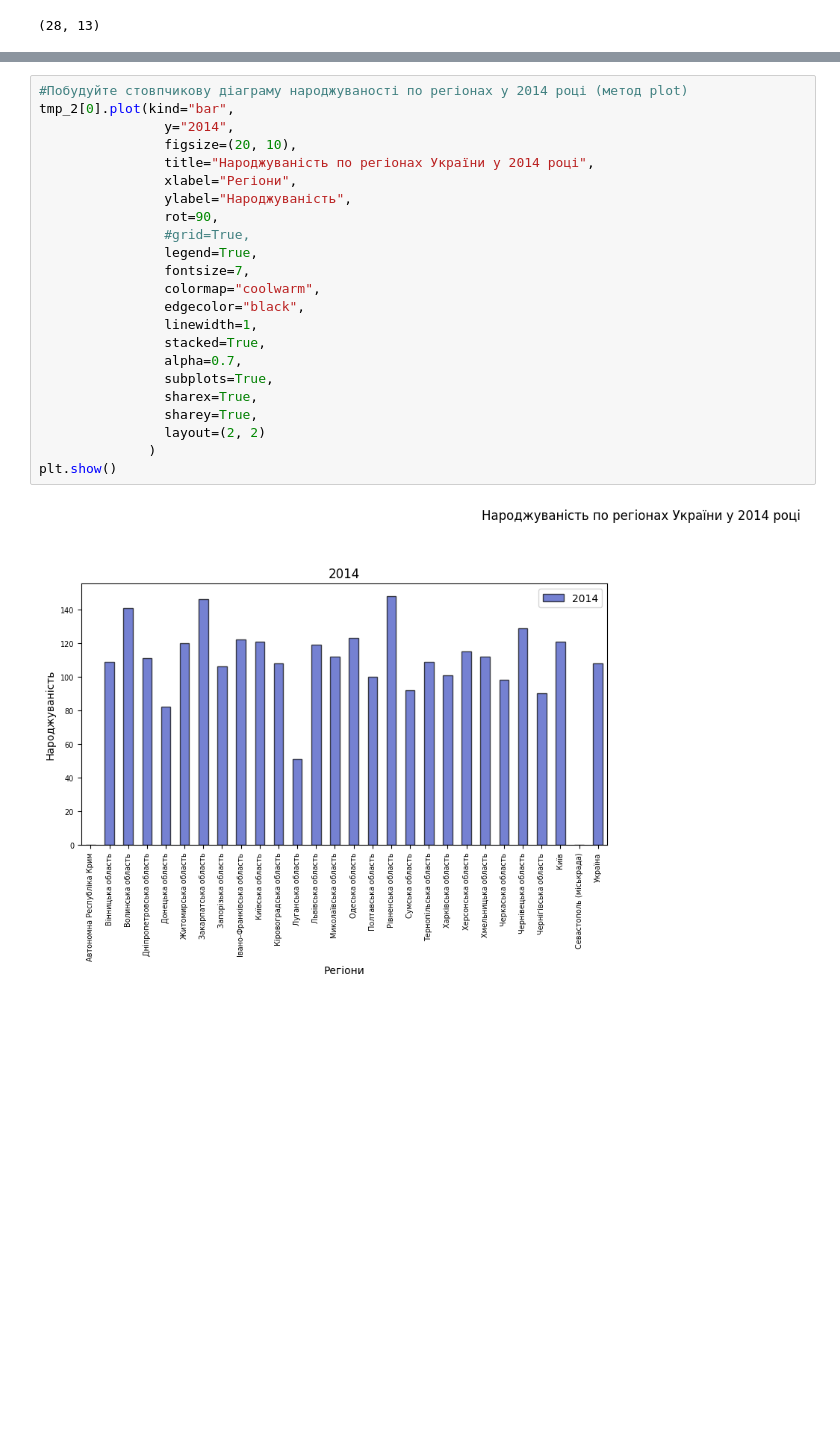
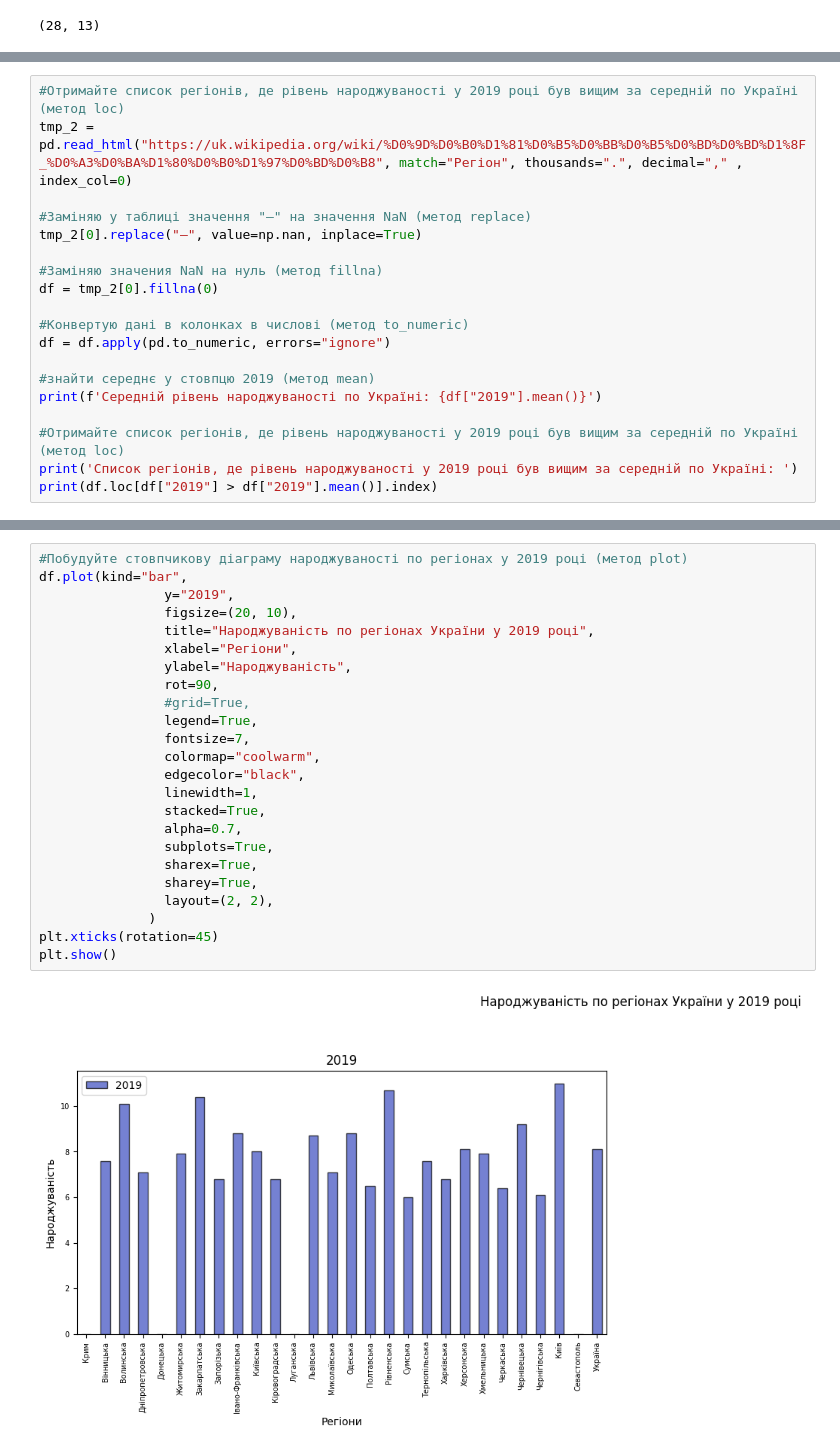
Before and after one commit to OlegAndrienko/HW2_DS, a Jupyter notebook: Hw2.1.ipynb, the cells around one changed output, grey strips where cells are left out. Drawn from its saved outputs; the diff is of its cells as text; blank space fills up the shorter version.

```diff
--- a/Hw2.1.ipynb
+++ b/Hw2.1.ipynb
@@ -168,0 +154,19 @@ Index(['Волинська область', 'Закарпатська облас
+# %%
+#Отримайте список регіонів, де рівень народжуваності у 2019 році був вищим за середній по Україні (метод loc)
+tmp_2 = pd.read_html("https://uk.wikipedia.org/wiki/%D0%9D%D0%B0%D1%81%D0%B5%D0%BB%D0%B5%D0%BD%D0%BD%D1%8F_%D0%A3%D0%BA%D1%80%D0%B0%D1%97%D0%BD%D0%B8", match="Регіон", thousands=".", decimal="," , index_col=0)
+
+#Заміняю у таблиці значення "—" на значення NaN (метод replace)
+tmp_2[0].replace("—", value=np.nan, inplace=True)
+
+#Заміняю значения NaN на нуль (метод fillna)
+df = tmp_2[0].fillna(0)
+
+#Конвертую дані в колонках в числові (метод to_numeric)
+df = df.apply(pd.to_numeric, errors="ignore")
+
+#знайти середнє у стовпцю 2019 (метод mean)
+print(f'Середній рівень народжуваності по Україні: {df["2019"].mean()}')
+
+#Отримайте список регіонів, де рівень народжуваності у 2019 році був вищим за середній по Україні (метод loc)
+print('Список регіонів, де рівень народжуваності у 2019 році був вищим за середній по Україні: ')
+print(df.loc[df["2019"] > df["2019"].mean()].index)
@@ -174,28 +186,29 @@ print(tmp_2[0].loc[tmp_2[0]["2014"].idxmax()].name)
 # %%
-#Побудуйте стовпчикову діаграму народжуваності по регіонах у 2014 році (метод plot)
-tmp_2[0].plot(kind="bar",
-                y="2014",
+#Побудуйте стовпчикову діаграму народжуваності по регіонах у 2019 році (метод plot)
+df.plot(kind="bar",
+                y="2019",
                 figsize=(20, 10),
-                title="Народжуваність по регіонах України у 2014 році",
+                title="Народжуваність по регіонах України у 2019 році",
                 xlabel="Регіони",
                 ylabel="Народжуваність",
                 rot=90,
                 #grid=True,
                 legend=True,
                 fontsize=7,
                 colormap="coolwarm",
                 edgecolor="black",
                 linewidth=1,
                 stacked=True,
                 alpha=0.7,
                 subplots=True,
                 sharex=True,
                 sharey=True,
-                layout=(2, 2)
+                layout=(2, 2),
               )
+plt.xticks(rotation=45)
 plt.show()
 # %% [output]
-[figure, old version]
+[figure, new version]
 # %%
 #Візуалізація даних з використанням бібліотеки matplotlib
 data = pd.read_html("https://uk.wikipedia.org/wiki/%D0%9D%D0%B0%D1%80%D0%BE%D0%B4%D0%B6%D1%83%D0%B2%D0%B0%D0%BD%D1%96%D1%81%D1%82%D1%8C_%D0%B2_%D0%A3%D0%BA%D1%80%D0%B0%D1%97%D0%BD%D1%96" , attrs={"class": "wikitable sortable"}, index_col=0)
```
Also changed, not shown: parts of 13 cells of this notebook.
